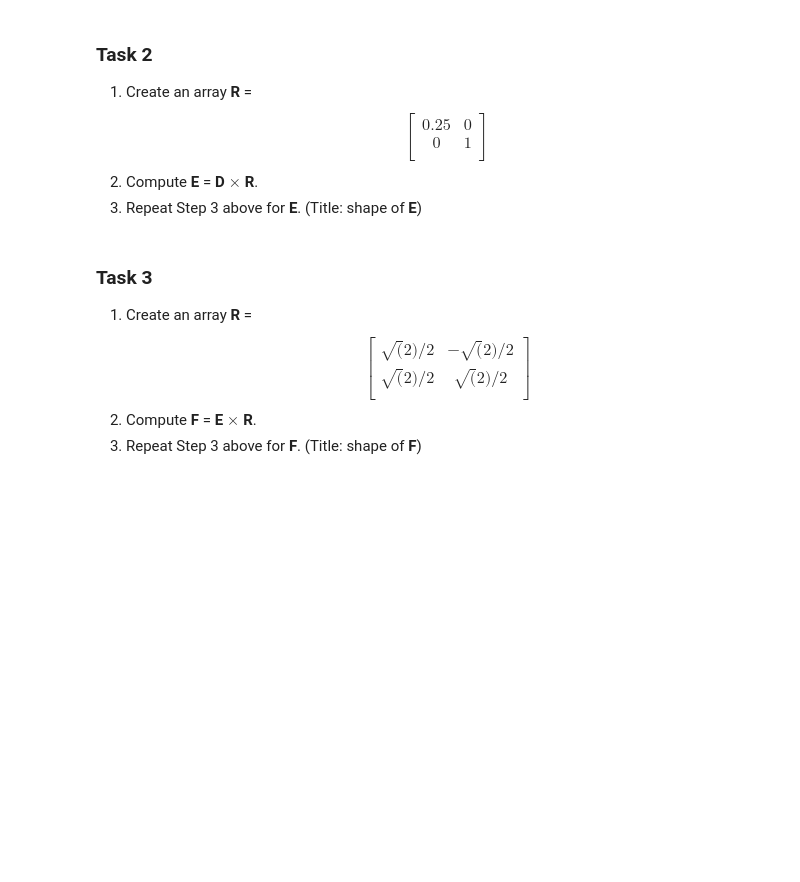
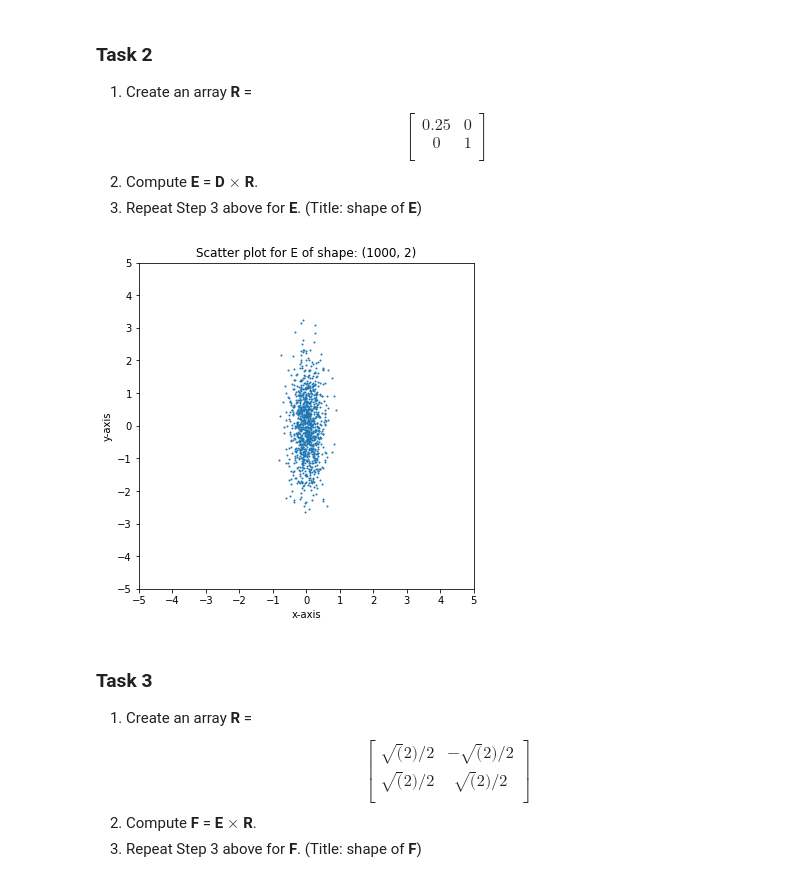
Before and after one commit to abhinavkk/SVD---Power-Iteration, a Jupyter notebook: SVD-PowerIteration.ipynb, the cells around one changed output. Cells and saved outputs as stored; diff of their text form; code cells hidden in the pictures; blank space fills up the shorter version.

```diff
--- a/SVD-PowerIteration.ipynb
+++ b/SVD-PowerIteration.ipynb
@@ -52,3 +69,17 @@ import matplotlib.pyplot as plt
+# %%
+R = np.array([[0.25, 0], [0, 1]])
+E = np.matmul(D, R)
+
+plt.figure(figsize=(6,6))
+plt.scatter(E[:,0], E[:,1], 1)
+plt.xticks(range(-5, 6))
+plt.yticks(range(-5, 6))
+plt.title(f'Scatter plot for E of shape: {E.shape}')
+plt.xlabel('x-axis')
+plt.ylabel('y-axis')
+plt.show()
+# %% [output]
+[figure, added]
 # %% [markdown]
 ### Task 3
 
```
Also changed, not shown: parts of 10 cells of this notebook.
